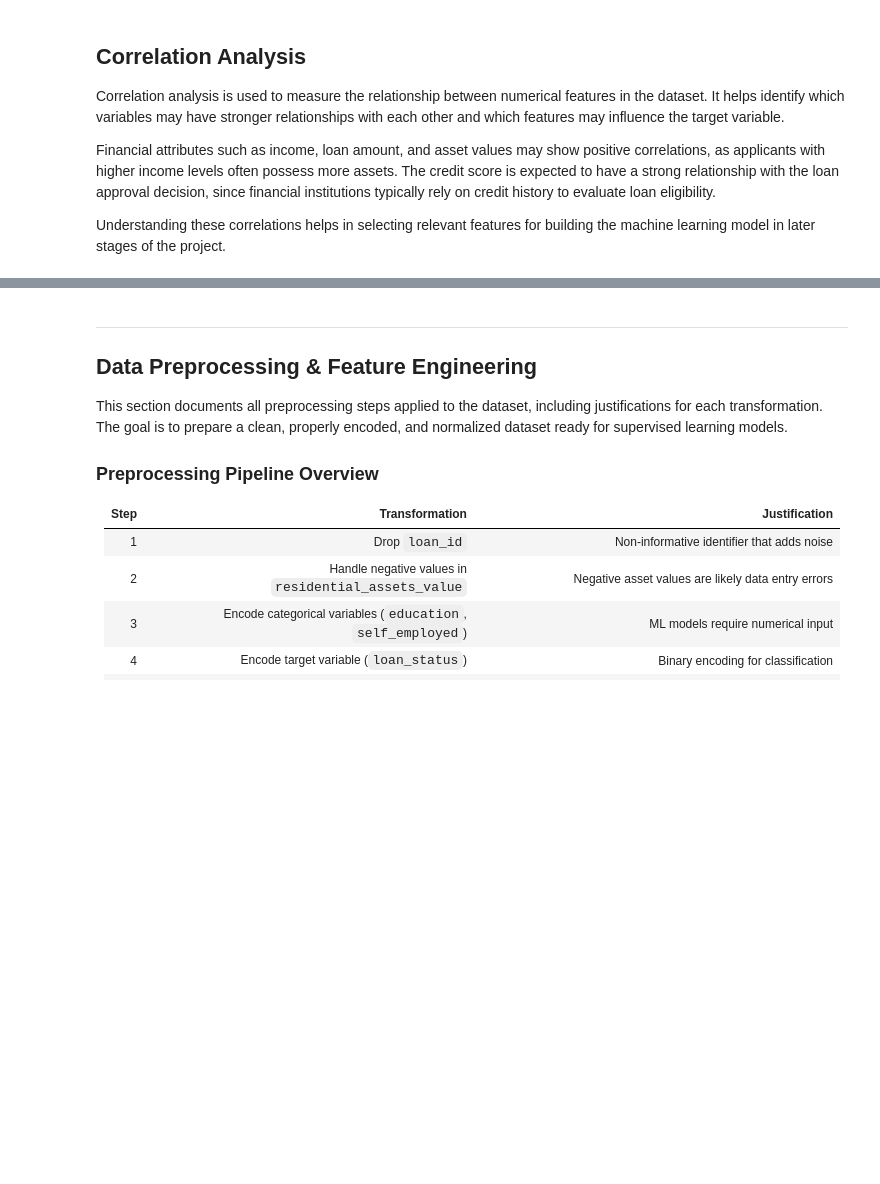
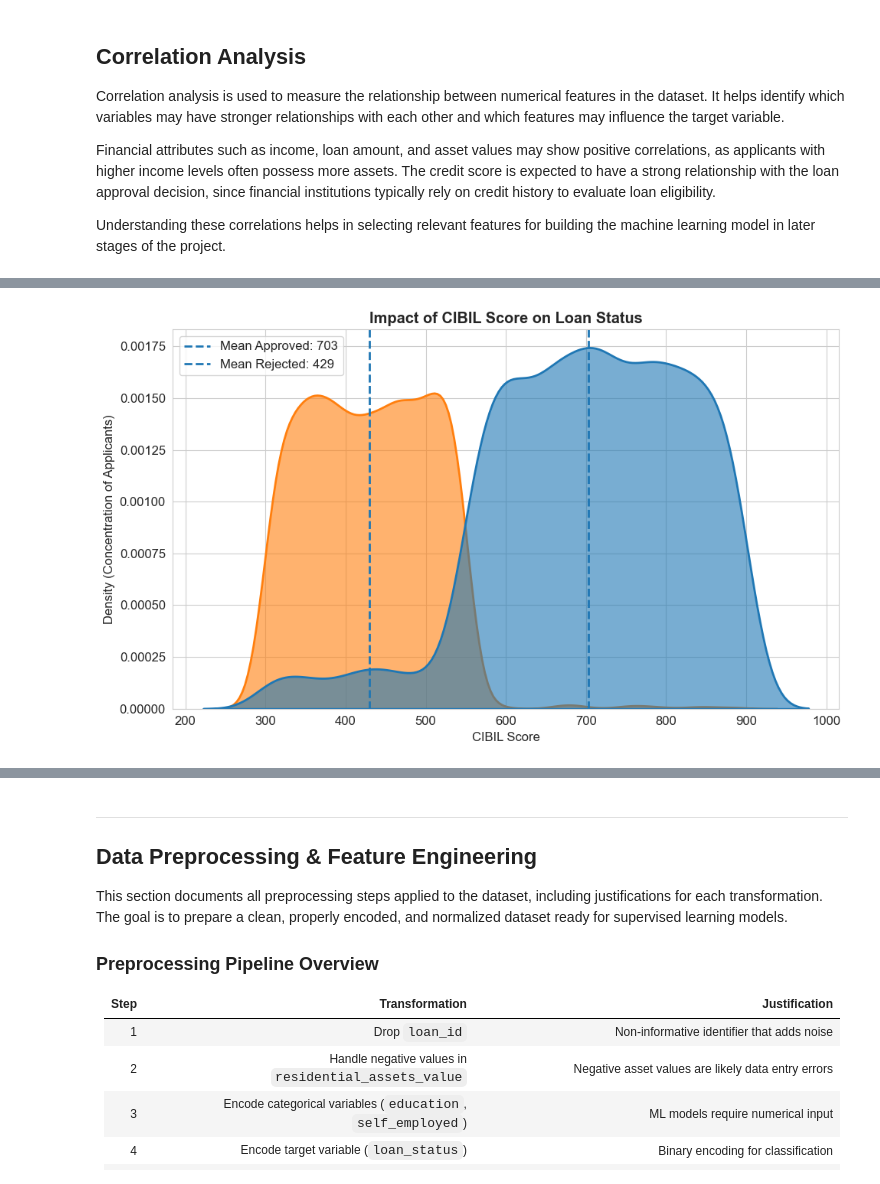
Before and after one commit to HessahJR/SWE485-Project-Group3, a Jupyter notebook: Phase1_Data_Exploration.ipynb, the cells around one changed output, grey strips where cells are left out. Drawn from its saved outputs; the diff is of its cells as text; code cells hidden in the pictures; blank space fills up the shorter version.

Commit message:
complete visualization done

```diff
--- a/Phase1_Data_Exploration.ipynb
+++ b/Phase1_Data_Exploration.ipynb
@@ -325,0 +433,30 @@ for feat, score in importances.sort_values(ascending=False).head(5).items():
+# %%
+plt.figure(figsize=(10,6))
+
+sns.kdeplot(
+    data=df,
+    x='cibil_score',
+    hue='loan_status',
+    fill=True,
+    alpha=0.6,
+    linewidth=2
+)
+
+plt.title("Impact of CIBIL Score on Loan Status", fontweight='bold')
+plt.xlabel("CIBIL Score")
+plt.ylabel("Density (Concentration of Applicants)")
+
+mean_approved = df[df['loan_status']=='Approved']['cibil_score'].mean()
+mean_rejected = df[df['loan_status']=='Rejected']['cibil_score'].mean()
+
+plt.axvline(mean_approved, linestyle='--', linewidth=2,
+            label=f"Mean Approved: {mean_approved:.0f}")
+
+plt.axvline(mean_rejected, linestyle='--', linewidth=2,
+            label=f"Mean Rejected: {mean_rejected:.0f}")
+
+plt.legend()
+plt.tight_layout()
+plt.show()
+# %% [output]
+[figure, added]
```
Also changed, not shown: parts of 32 cells of this notebook, 1 other file.
